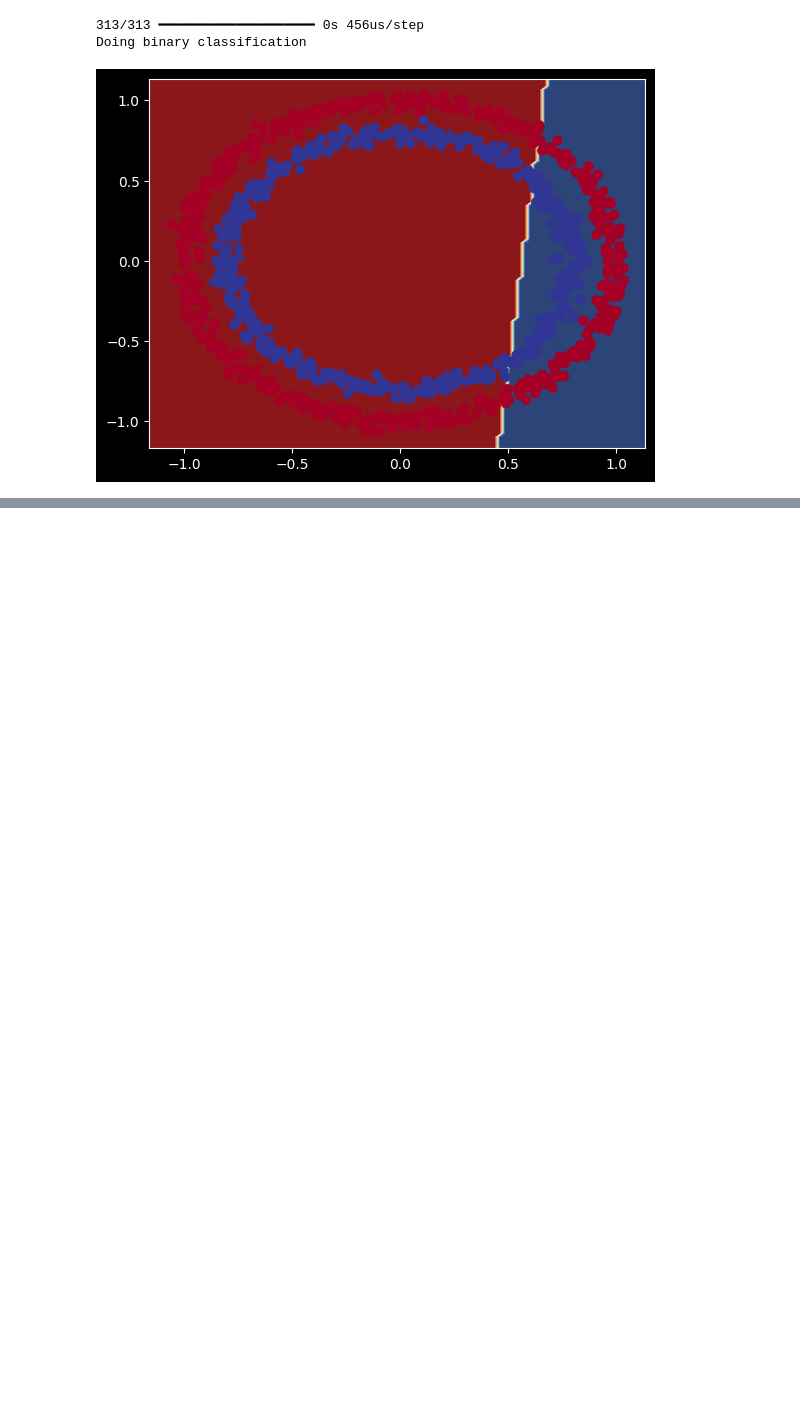
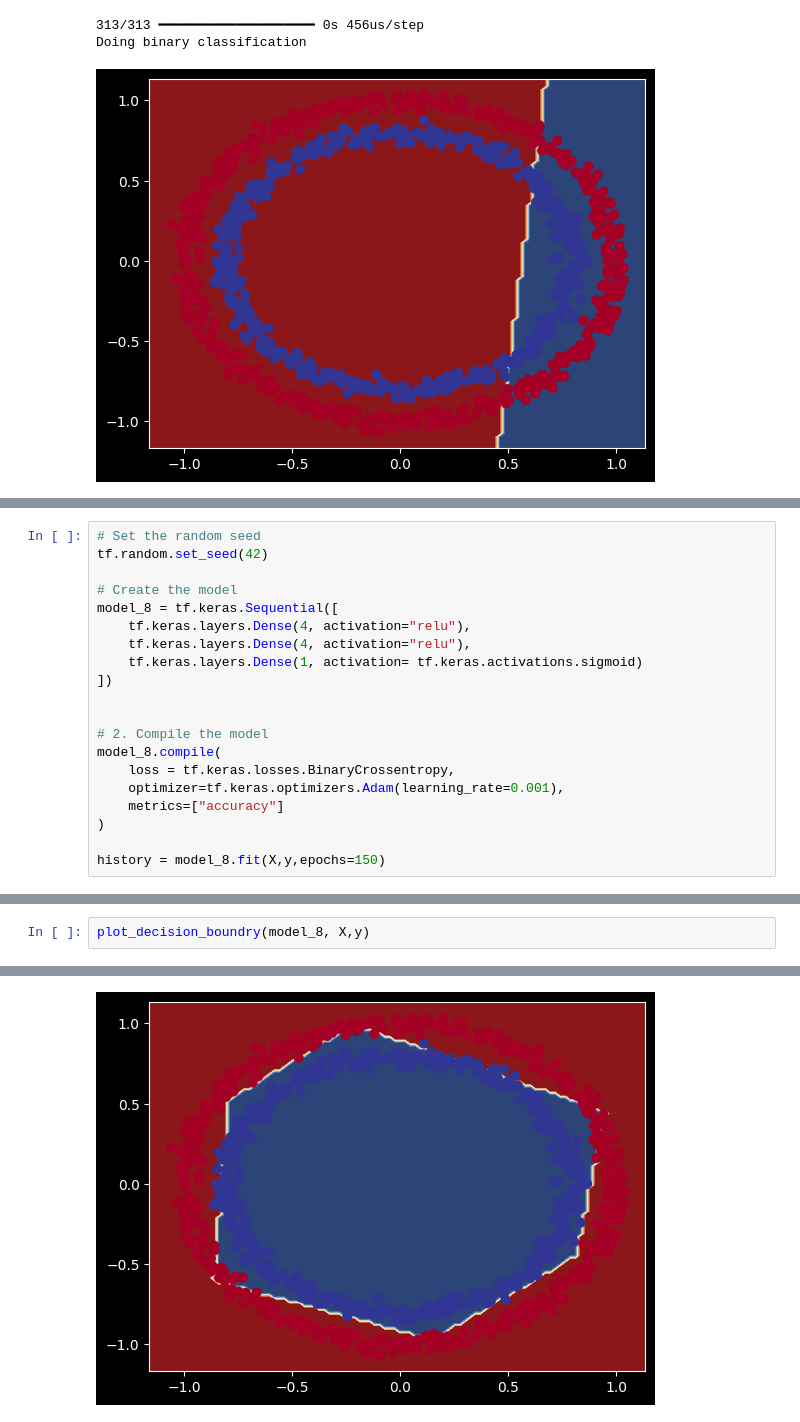
Before and after one commit to MERT-CKR/ZTM-Tensorflow-Course, a Jupyter notebook: 02 Neural network classification with Tensorflow/neural_network_classification.ipynb, the cells around one changed output, grey strips where cells are left out. Saved outputs shown, nothing was run; the diff lists cells and outputs as text; blank space fills up the shorter version.

```diff
--- a/02 Neural network classification with Tensorflow/neural_network_classification.ipynb
+++ b/02 Neural network classification with Tensorflow/neural_network_classification.ipynb
@@ -402,0 +451,20 @@ Doing binary classification
+# %%
+# Set the random seed
+tf.random.set_seed(42)
+
+# Create the model
+model_8 = tf.keras.Sequential([
+    tf.keras.layers.Dense(4, activation="relu"),
+    tf.keras.layers.Dense(4, activation="relu"),
+    tf.keras.layers.Dense(1, activation= tf.keras.activations.sigmoid)
+])
+
+
+# 2. Compile the model
+model_8.compile(
+    loss = tf.keras.losses.BinaryCrossentropy,
+    optimizer=tf.keras.optimizers.Adam(learning_rate=0.001),
+    metrics=["accuracy"]
+)
+
+history = model_8.fit(X,y,epochs=150)
@@ -402,0 +495,3 @@ Doing binary classification
+# %%
+plot_decision_boundry(model_8, X,y)
+# %% [output]
@@ -402,0 +500 @@ Doing binary classification
+[figure, added]
```
Also changed, not shown: parts of 13 cells of this notebook, 1 other file.
